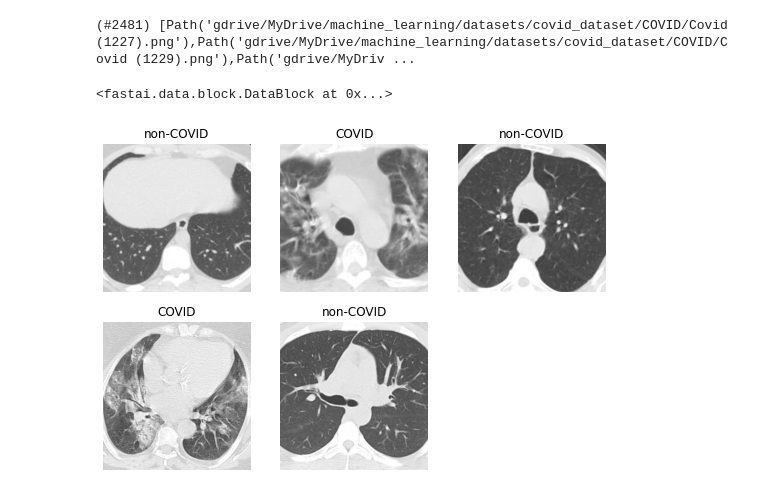
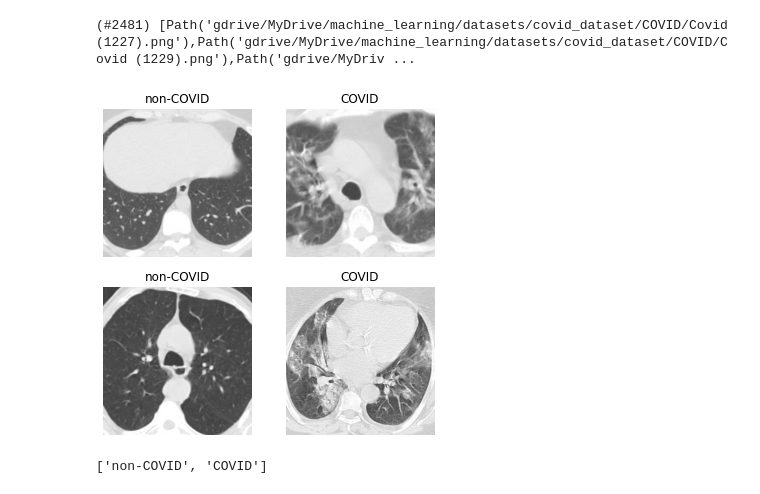
Before and after one commit to tomiambro/covid_transfer_learning, a Jupyter notebook: covid.ipynb, the cells around one changed output. Drawn from its saved outputs; the diff is of its cells as text; code cells hidden in the pictures.

```diff
--- a/covid.ipynb
+++ b/covid.ipynb
@@ -22,7 +24,7 @@ im.to_thumb(350,350)
 # %% [markdown]
 Create array with Path objects to imgs
 # %%
-path = Path(f"{root_path}")
+path = Path(f"{dataset_path}")
 fns = get_image_files(path)
 fns
 # %% [output]
@@ -34,18 +36,18 @@ imgs
 (#2481) [Path('gdrive/MyDrive/machine_learning/datasets/covid_dataset/COVID/Covid (1227).png'),Path('gdrive/MyDrive/machine_learning/datasets/covid_dataset/COVID/Covid (1229).png'),Path('gdrive/MyDriv ...
 # %%
 covid = DataBlock(
-    blocks=(ImageBlock, CategoryBlock),
+    blocks=(ImageBlock, CategoryBlock(['non-COVID', 'COVID'], sort=False)),
     get_items=get_image_files,
     splitter=RandomSplitter(valid_pct=0.2, seed=42),
     get_y=parent_label,
-    item_tfms=Resize(350))
-
-covid
+    item_tfms=Resize(350,350))
-# %% [output]
-<fastai.data.block.DataBlock at 0x...>
 # %%
 dls = covid.dataloaders(path)
-dls.valid.show_batch(max_n=5)
+dls.valid.show_batch(max_n=4)
 # %% [output]
-[figure, old version]
+[figure, new version]
+# %%
+dls.train.vocab
+# %% [output]
+['non-COVID', 'COVID']
 # %%
```
Also changed, not shown: parts of 27 cells of this notebook.
